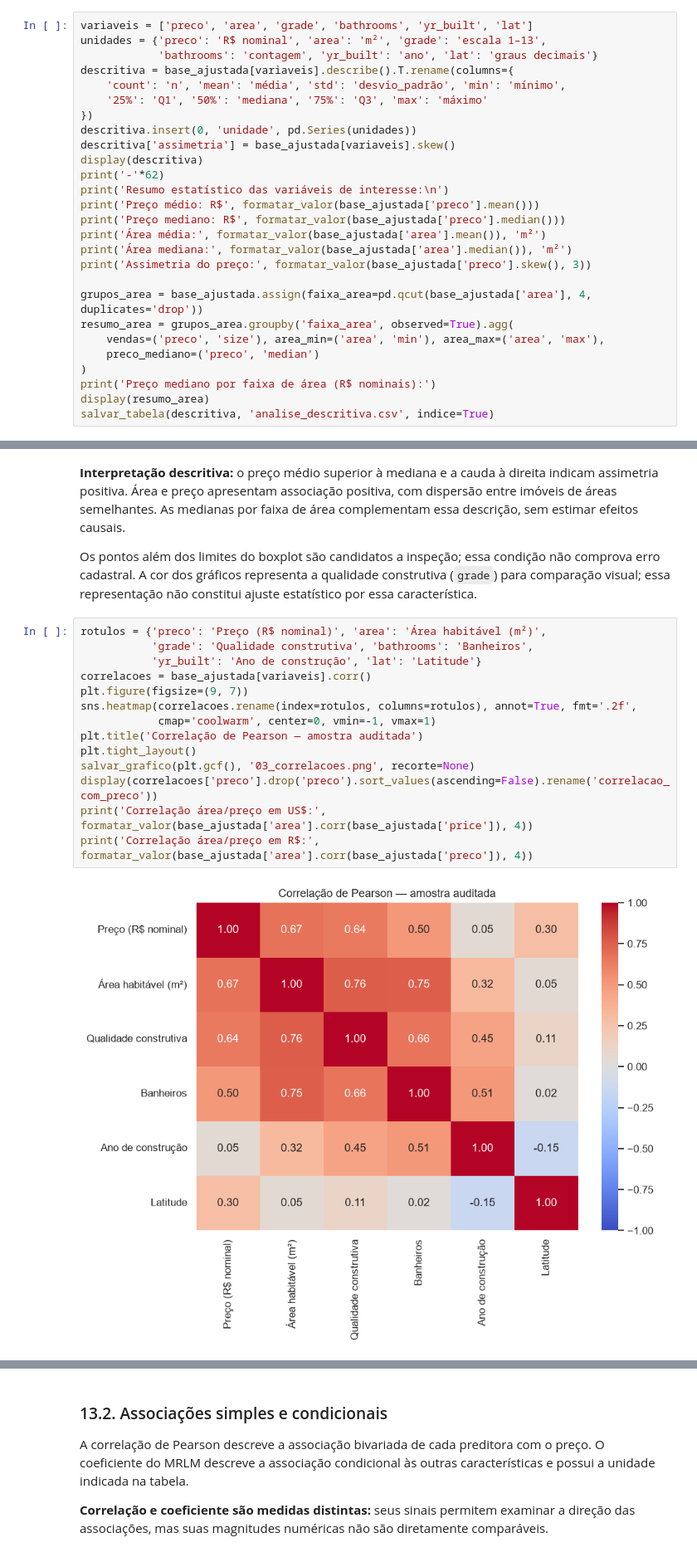
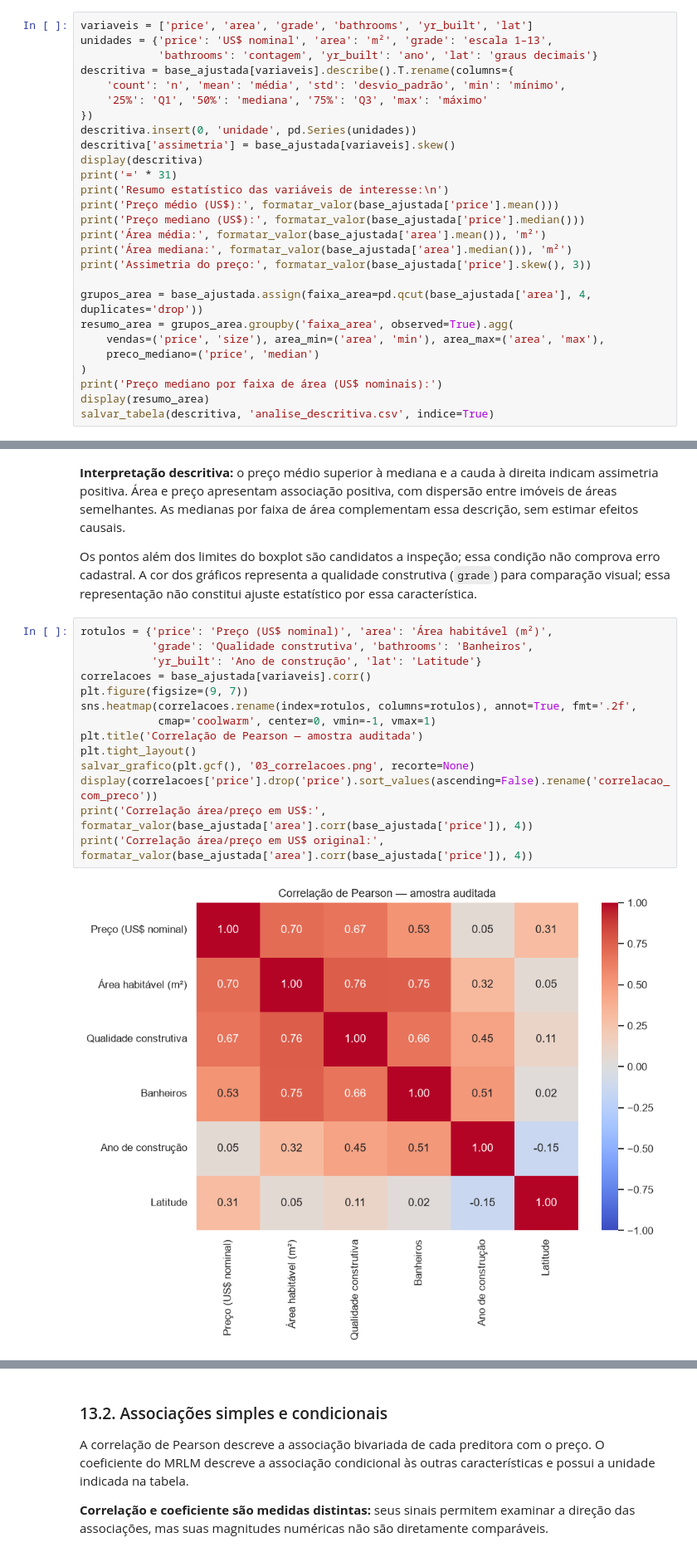
Before and after one commit to igor-xmchaves/analise_house_sales, a Jupyter notebook: house_sales.ipynb, the cells around one changed output, grey strips where cells are left out. Shown at 83% size. Cells and saved outputs as stored; diff of their text form.

```diff
--- a/house_sales.ipynb
+++ b/house_sales.ipynb
@@ -527,8 +514,8 @@ A análise examina média, mediana, quartis, dispersão, extremos e assimetria.
 
 Qualidade construtiva, banheiros, ano de construção e latitude complementam a descrição da amostra e integram os modelos múltiplos. O MRLS utiliza somente a área habitável.
 # %%
-variaveis = ['preco', 'area', 'grade', 'bathrooms', 'yr_built', 'lat']
-unidades = {'preco': 'R$ nominal', 'area': 'm²', 'grade': 'escala 1–13',
+variaveis = ['price', 'area', 'grade', 'bathrooms', 'yr_built', 'lat']
+unidades = {'price': 'US$ nominal', 'area': 'm²', 'grade': 'escala 1–13',
             'bathrooms': 'contagem', 'yr_built': 'ano', 'lat': 'graus decimais'}
 descritiva = base_ajustada[variaveis].describe().T.rename(columns={
     'count': 'n', 'mean': 'média', 'std': 'desvio_padrão', 'min': 'mínimo',
@@ -537,20 +524,20 @@ descritiva = base_ajustada[variaveis].describe().T.rename(columns={
 descritiva.insert(0, 'unidade', pd.Series(unidades))
 descritiva['assimetria'] = base_ajustada[variaveis].skew()
 display(descritiva)
-print('-'*62)
+print('=' * 31)
 print('Resumo estatístico das variáveis de interesse:\n')
-print('Preço médio: R$', formatar_valor(base_ajustada['preco'].mean()))
-print('Preço mediano: R$', formatar_valor(base_ajustada['preco'].median()))
+print('Preço médio (US$):', formatar_valor(base_ajustada['price'].mean()))
+print('Preço mediano (US$):', formatar_valor(base_ajustada['price'].median()))
 print('Área média:', formatar_valor(base_ajustada['area'].mean()), 'm²')
 print('Área mediana:', formatar_valor(base_ajustada['area'].median()), 'm²')
-print('Assimetria do preço:', formatar_valor(base_ajustada['preco'].skew(), 3))
+print('Assimetria do preço:', formatar_valor(base_ajustada['price'].skew(), 3))
 
 grupos_area = base_ajustada.assign(faixa_area=pd.qcut(base_ajustada['area'], 4, duplicates='drop'))
 resumo_area = grupos_area.groupby('faixa_area', observed=True).agg(
-    vendas=('preco', 'size'), area_min=('area', 'min'), area_max=('area', 'max'),
-    preco_mediano=('preco', 'median')
+    vendas=('price', 'size'), area_min=('area', 'min'), area_max=('area', 'max'),
+    preco_mediano=('price', 'median')
 )
-print('Preço mediano por faixa de área (R$ nominais):')
+print('Preço mediano por faixa de área (US$ nominais):')
 display(resumo_area)
 salvar_tabela(descritiva, 'analise_descritiva.csv', indice=True)
 # %% [output]
@@ -785,18 +774,18 @@ salvar_grafico(fig, '02_demais_variaveis.png')
 
 Os pontos além dos limites do boxplot são candidatos a inspeção; essa condição não comprova erro cadastral. A cor dos gráficos representa a qualidade construtiva (`grade`) para comparação visual; essa representação não constitui ajuste estatístico por essa característica.
 # %%
-rotulos = {'preco': 'Preço (R$ nominal)', 'area': 'Área habitável (m²)',
+rotulos = {'price': 'Preço (US$ nominal)', 'area': 'Área habitável (m²)',
            'grade': 'Qualidade construtiva', 'bathrooms': 'Banheiros',
            'yr_built': 'Ano de construção', 'lat': 'Latitude'}
 correlacoes = base_ajustada[variaveis].corr()
 plt.figure(figsize=(9, 7))
 sns.heatmap(correlacoes.rename(index=rotulos, columns=rotulos), annot=True, fmt='.2f',
             cmap='coolwarm', center=0, vmin=-1, vmax=1)
 plt.title('Correlação de Pearson — amostra auditada')
 plt.tight_layout()
 salvar_grafico(plt.gcf(), '03_correlacoes.png', recorte=None)
-display(correlacoes['preco'].drop('preco').sort_values(ascending=False).rename('correlacao_com_preco'))
+display(correlacoes['price'].drop('price').sort_values(ascending=False).rename('correlacao_com_preco'))
 print('Correlação área/preço em US$:', formatar_valor(base_ajustada['area'].corr(base_ajustada['price']), 4))
-print('Correlação área/preço em R$:', formatar_valor(base_ajustada['area'].corr(base_ajustada['preco']), 4))
+print('Correlação área/preço em US$ original:', formatar_valor(base_ajustada['area'].corr(base_ajustada['price']), 4))
 # %% [output]
-[figure, old version]
+[figure, new version]
```
Also changed, not shown: parts of 69 cells of this notebook, 43 other files.
